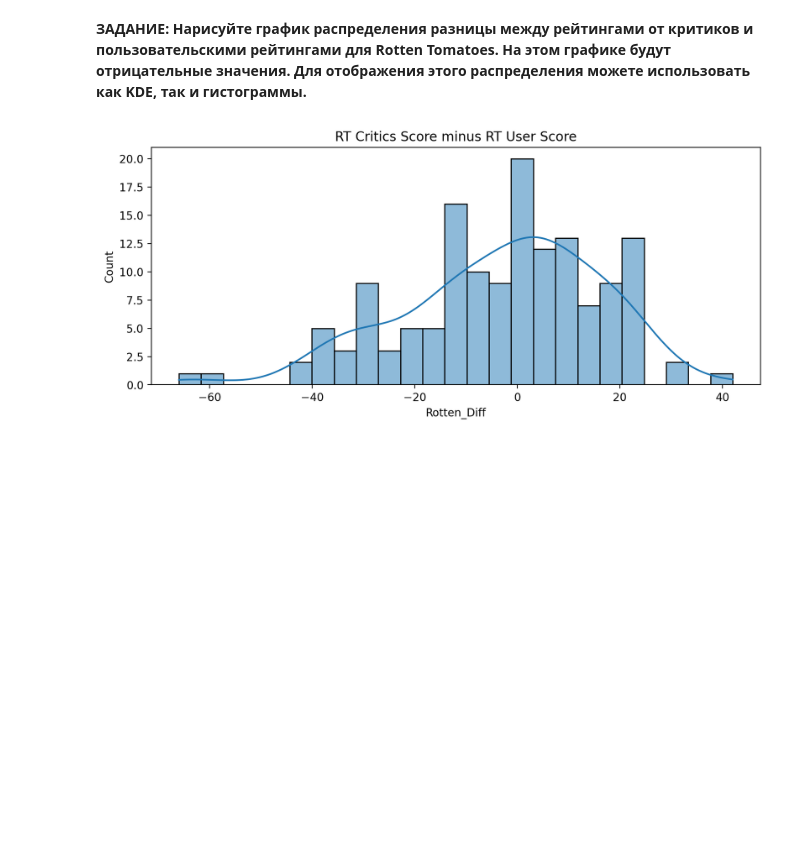
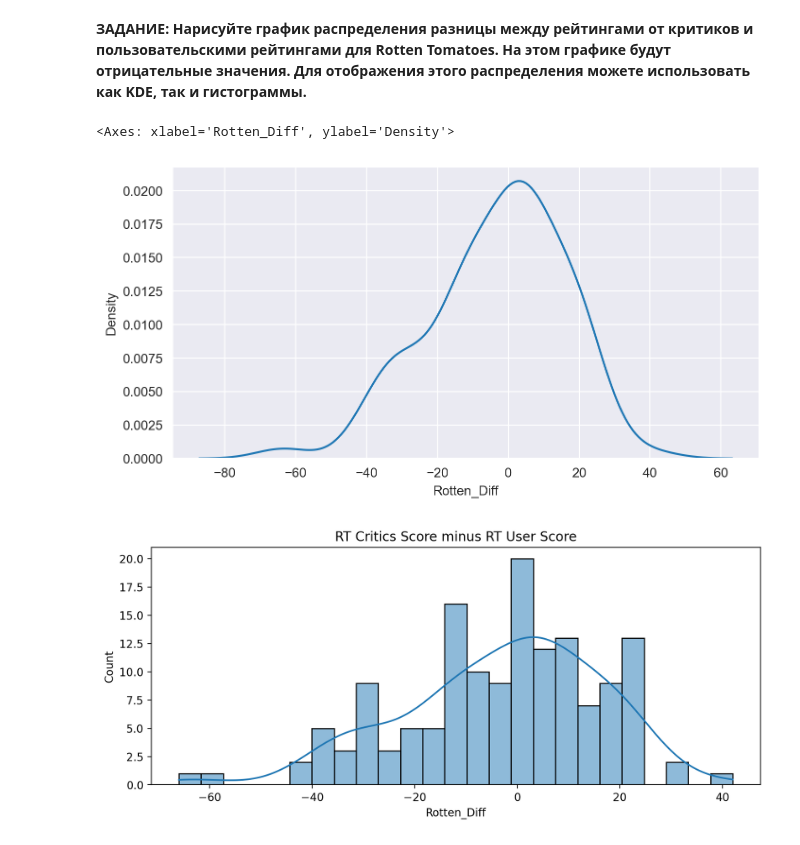
Before and after one commit to sanakulov/ml2, a Jupyter notebook: 06-Capstone-Project/00-Capstone-Project.ipynb, the cells around one changed output. Saved outputs shown, nothing was run; the diff lists cells and outputs as text; code cells hidden in the pictures; blank space fills up the shorter version.

```diff
--- a/06-Capstone-Project/00-Capstone-Project.ipynb
+++ b/06-Capstone-Project/00-Capstone-Project.ipynb
@@ -453,6 +453,11 @@ all_sites["Rotten_Diff"].abs().mean()
 **ЗАДАНИЕ: Нарисуйте график распределения разницы между рейтингами от критиков и пользовательскими рейтингами для Rotten Tomatoes. На этом графике будут отрицательные значения. Для отображения этого распределения можете использовать как KDE, так и гистограммы.**
 # %%
 # НАПИШИТЕ ВАШ КОД В ЭТОЙ ЯЧЕЙКЕ!
+plt.figure(figsize=(8,4), dpi=200)
+sb.kdeplot(data=all_sites,x="Rotten_Diff")
+# %% [output]
+<Axes: xlabel='Rotten_Diff', ylabel='Density'>
+[figure, added]
 # %%
 # %% [output]
 [figure]
```
Also changed, not shown: parts of 1 cell of this notebook, 1 other file.
